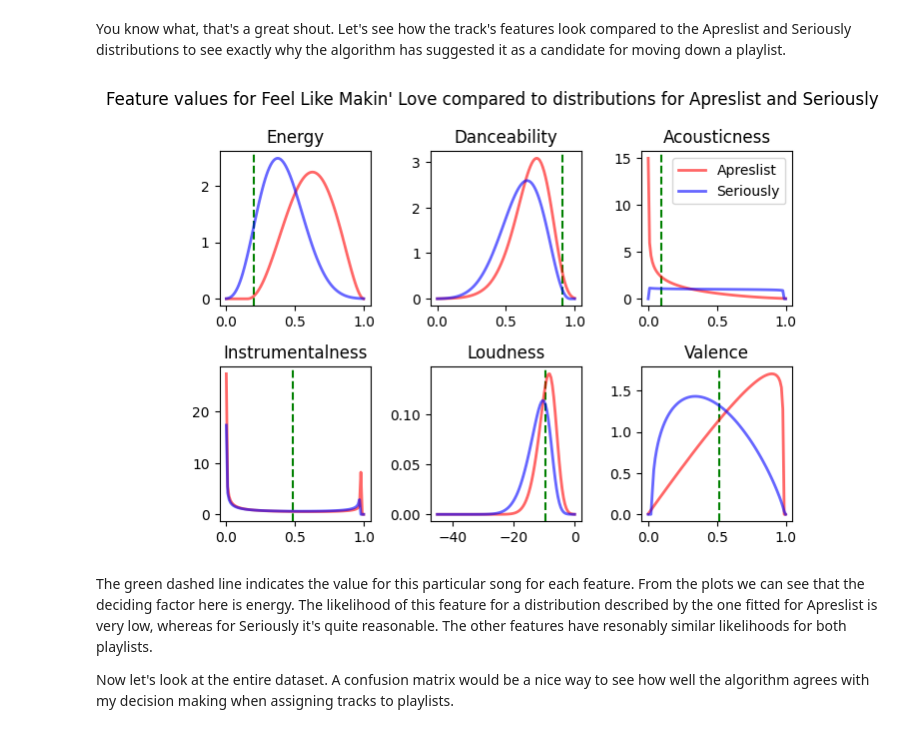
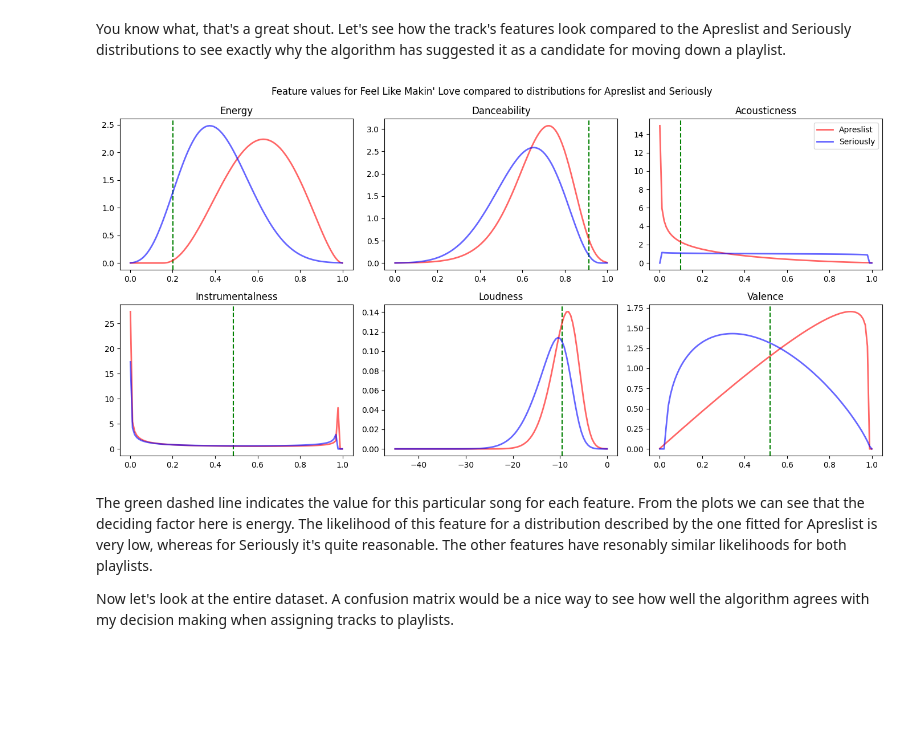
Before and after one commit to dbatten5/spauditify, a Jupyter notebook: poc.ipynb, the cells around one changed output. Cells and saved outputs as stored; diff of their text form; code cells hidden in the pictures; blank space fills up the shorter version.

```diff
--- a/poc.ipynb
+++ b/poc.ipynb
@@ -622,36 +622,36 @@ You know what, that's a great shout. Let's see how the track's features look com
 t = all_tracks_M[5]
 bx = np.linspace(0.001, 0.999, 100)
 gx = np.linspace(-45, 0, 100)
-fig, axs = plt.subplots(2, 3, tight_layout=True)
+fig, axs = plt.subplots(2, 3, tight_layout=True, figsize=(14, 7))
 axs[0][0].axvline(t[0], color="g", linestyle='--')
 axs[0][0].plot(bx, models[0][0].pdf(bx), "r-", lw=2, alpha=0.6, label="Apreslist")
 axs[0][0].plot(bx, models[0][1].pdf(bx), "b-", lw=2, alpha=0.6, label="Seriously")
 axs[0][0].set_title("Energy")
 axs[0][1].axvline(t[1], color="g", linestyle='--')
 axs[0][1].plot(bx, models[1][0].pdf(bx), "r-", lw=2, alpha=0.6, label="Apreslist")
 axs[0][1].plot(bx, models[1][1].pdf(bx), "b-", lw=2, alpha=0.6, label="Seriously")
 axs[0][1].set_title("Danceability")
 axs[0][2].axvline(t[2], color="g", linestyle='--')
 axs[0][2].plot(bx, models[2][0].pdf(bx), "r-", lw=2, alpha=0.6, label="Apreslist")
 axs[0][2].plot(bx, models[2][1].pdf(bx), "b-", lw=2, alpha=0.6, label="Seriously")
 axs[0][2].set_title("Acousticness")
 axs[0][2].legend()
 axs[1][0].axvline(t[3], color="g", linestyle='--')
 axs[1][0].plot(bx, models[3][0].pdf(bx), "r-", lw=2, alpha=0.6, label="Apreslist")
 axs[1][0].plot(bx, models[3][1].pdf(bx), "b-", lw=2, alpha=0.6, label="Seriously")
 axs[1][0].set_title("Instrumentalness")
 axs[1][1].axvline(t[4], color="g", linestyle='--')
 axs[1][1].plot(gx, models[4][0].pdf(gx), "r-", lw=2, alpha=0.6, label="Apreslist")
 axs[1][1].plot(gx, models[4][1].pdf(gx), "b-", lw=2, alpha=0.6, label="Seriously")
 axs[1][1].set_title("Loudness")
 axs[1][2].axvline(t[5], color="g", linestyle='--')
 axs[1][2].plot(bx, models[5][0].pdf(bx), "r-", lw=2, alpha=0.6, label="Apreslist")
 axs[1][2].plot(bx, models[5][1].pdf(bx), "b-", lw=2, alpha=0.6, label="Seriously")
 axs[1][2].set_title("Valence")
 fig.suptitle("Feature values for Feel Like Makin' Love compared to distributions for Apreslist and Seriously")
 plt.show()
 # %% [output]
-[figure, old version]
+[figure, new version]
 # %% [markdown]
 The green dashed line indicates the value for this particular song for each feature. From the plots we can see that the deciding factor here is energy. The likelihood of this feature for a distribution described by the one fitted for Apreslist is very low, whereas for Seriously it's quite reasonable. The other features have resonably similar likelihoods for both playlists.
 
```
Also changed, not shown: parts of 28 cells of this notebook, 3 other files.
